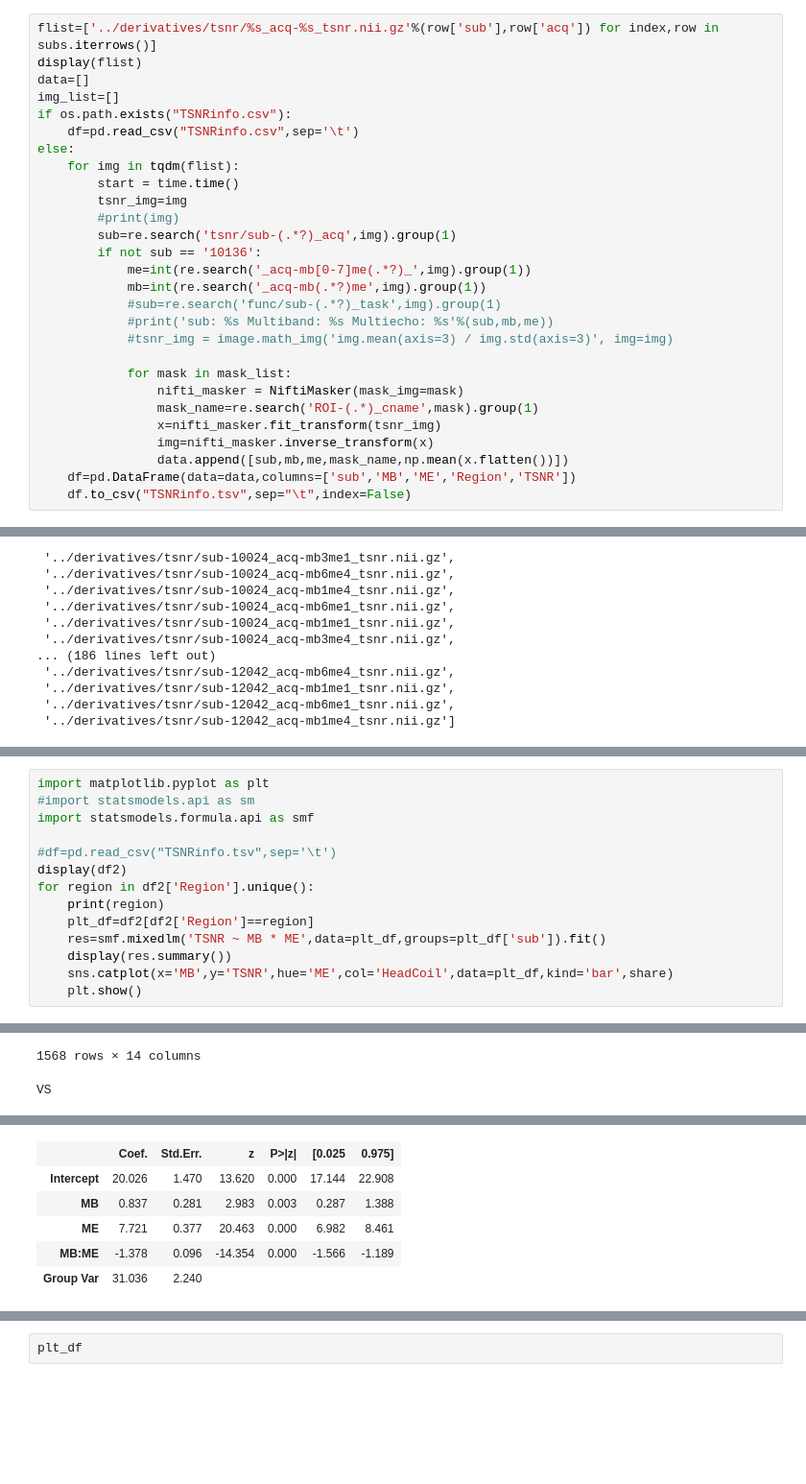
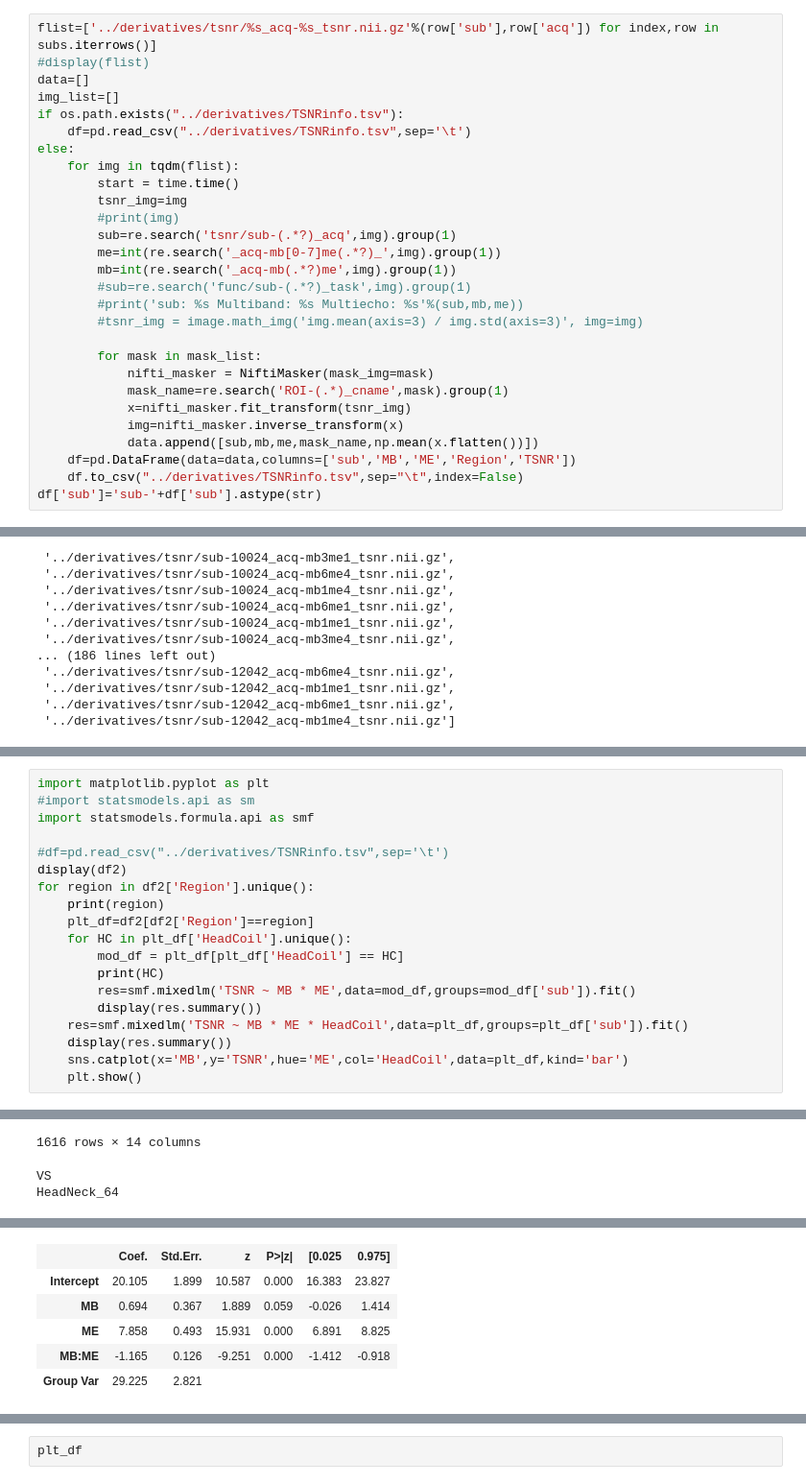
Before and after one commit to DVS-Lab/rf1-mbme-pilot, a Jupyter notebook: code/TSNR-analysis_figures.ipynb, the cells around one changed output, grey strips where cells are left out. Shown at 96% size. Saved outputs shown, nothing was run; the diff lists cells and outputs as text; blank space fills up the shorter version.

```diff
--- a/code/TSNR-analysis_figures.ipynb
+++ b/code/TSNR-analysis_figures.ipynb
@@ -119,32 +113,32 @@ if 1==1:
 [figure]
 # %%
 flist=['../derivatives/tsnr/%s_acq-%s_tsnr.nii.gz'%(row['sub'],row['acq']) for index,row in subs.iterrows()]
-display(flist)
+#display(flist)
 data=[]
 img_list=[]
-if os.path.exists("TSNRinfo.csv"):
-    df=pd.read_csv("TSNRinfo.csv",sep='\t')
+if os.path.exists("../derivatives/TSNRinfo.tsv"):
+    df=pd.read_csv("../derivatives/TSNRinfo.tsv",sep='\t')
 else:
     for img in tqdm(flist):
         start = time.time()
         tsnr_img=img
         #print(img)
         sub=re.search('tsnr/sub-(.*?)_acq',img).group(1)
-        if not sub == '10136':
-            me=int(re.search('_acq-mb[0-7]me(.*?)_',img).group(1))
-            mb=int(re.search('_acq-mb(.*?)me',img).group(1))
-            #sub=re.search('func/sub-(.*?)_task',img).group(1)
-            #print('sub: %s Multiband: %s Multiecho: %s'%(sub,mb,me))
-            #tsnr_img = image.math_img('img.mean(axis=3) / img.std(axis=3)', img=img)
+        me=int(re.search('_acq-mb[0-7]me(.*?)_',img).group(1))
+        mb=int(re.search('_acq-mb(.*?)me',img).group(1))
+        #sub=re.search('func/sub-(.*?)_task',img).group(1)
+        #print('sub: %s Multiband: %s Multiecho: %s'%(sub,mb,me))
+        #tsnr_img = image.math_img('img.mean(axis=3) / img.std(axis=3)', img=img)
 
-            for mask in mask_list:
-                nifti_masker = NiftiMasker(mask_img=mask)
-                mask_name=re.search('ROI-(.*)_cname',mask).group(1)
-                x=nifti_masker.fit_transform(tsnr_img)
-                img=nifti_masker.inverse_transform(x)
-                data.append([sub,mb,me,mask_name,np.mean(x.flatten())])
+        for mask in mask_list:
+            nifti_masker = NiftiMasker(mask_img=mask)
+            mask_name=re.search('ROI-(.*)_cname',mask).group(1)
+            x=nifti_masker.fit_transform(tsnr_img)
+            img=nifti_masker.inverse_transform(x)
+            data.append([sub,mb,me,mask_name,np.mean(x.flatten())])
     df=pd.DataFrame(data=data,columns=['sub','MB','ME','Region','TSNR'])
-    df.to_csv("TSNRinfo.tsv",sep="\t",index=False)
+    df.to_csv("../derivatives/TSNRinfo.tsv",sep="\t",index=False)
+df['sub']='sub-'+df['sub'].astype(str)
 # %% [output]
 ['../derivatives/tsnr/sub-10017_acq-mb6me4_tsnr.nii.gz',
  '../derivatives/tsnr/sub-10017_acq-mb1me4_tsnr.nii.gz',
@@ -206,14 +196,19 @@ import matplotlib.pyplot as plt
 #import statsmodels.api as sm
 import statsmodels.formula.api as smf
 
-#df=pd.read_csv("TSNRinfo.tsv",sep='\t')
+#df=pd.read_csv("../derivatives/TSNRinfo.tsv",sep='\t')
 display(df2)
 for region in df2['Region'].unique():
     print(region)
     plt_df=df2[df2['Region']==region]
-    res=smf.mixedlm('TSNR ~ MB * ME',data=plt_df,groups=plt_df['sub']).fit()
+    for HC in plt_df['HeadCoil'].unique():
+        mod_df = plt_df[plt_df['HeadCoil'] == HC]
+        print(HC)
+        res=smf.mixedlm('TSNR ~ MB * ME',data=mod_df,groups=mod_df['sub']).fit()
+        display(res.summary())
+    res=smf.mixedlm('TSNR ~ MB * ME * HeadCoil',data=plt_df,groups=plt_df['sub']).fit()
     display(res.summary())
-    sns.catplot(x='MB',y='TSNR',hue='ME',col='HeadCoil',data=plt_df,kind='bar',share)
+    sns.catplot(x='MB',y='TSNR',hue='ME',col='HeadCoil',data=plt_df,kind='bar')
     plt.show()
 # %% [output]
 |  | sub | MB | ME | Region | TSNR | acq | index | TrialCount_misses | Max_Abs_motion | ... |
@@ -231,3 +226,4 @@ for region in df2['Region'].unique():
-1568 rows × 14 columns
+1616 rows × 14 columns
 VS
+HeadNeck_64
 | Model: | MixedLM | Dependent Variable: | TSNR |
@@ -239,6 +235,6 @@ VS
 |  | Coef. | Std.Err. | z | P>|z| | [0.025 | 0.975] |
-| Intercept | 20.026 | 1.470 | 13.620 | 0.000 | 17.144 | 22.908 |
-| MB | 0.837 | 0.281 | 2.983 | 0.003 | 0.287 | 1.388 |
-| ME | 7.721 | 0.377 | 20.463 | 0.000 | 6.982 | 8.461 |
-| MB:ME | -1.378 | 0.096 | -14.354 | 0.000 | -1.566 | -1.189 |
-| Group Var | 31.036 | 2.240 |  |  |  |  |
+| Intercept | 20.105 | 1.899 | 10.587 | 0.000 | 16.383 | 23.827 |
+| MB | 0.694 | 0.367 | 1.889 | 0.059 | -0.026 | 1.414 |
+| ME | 7.858 | 0.493 | 15.931 | 0.000 | 6.891 | 8.825 |
+| MB:ME | -1.165 | 0.126 | -9.251 | 0.000 | -1.412 | -0.918 |
+| Group Var | 29.225 | 2.821 |  |  |  |  |
```
Also changed, not shown: parts of 5 cells of this notebook, 4 other files.
